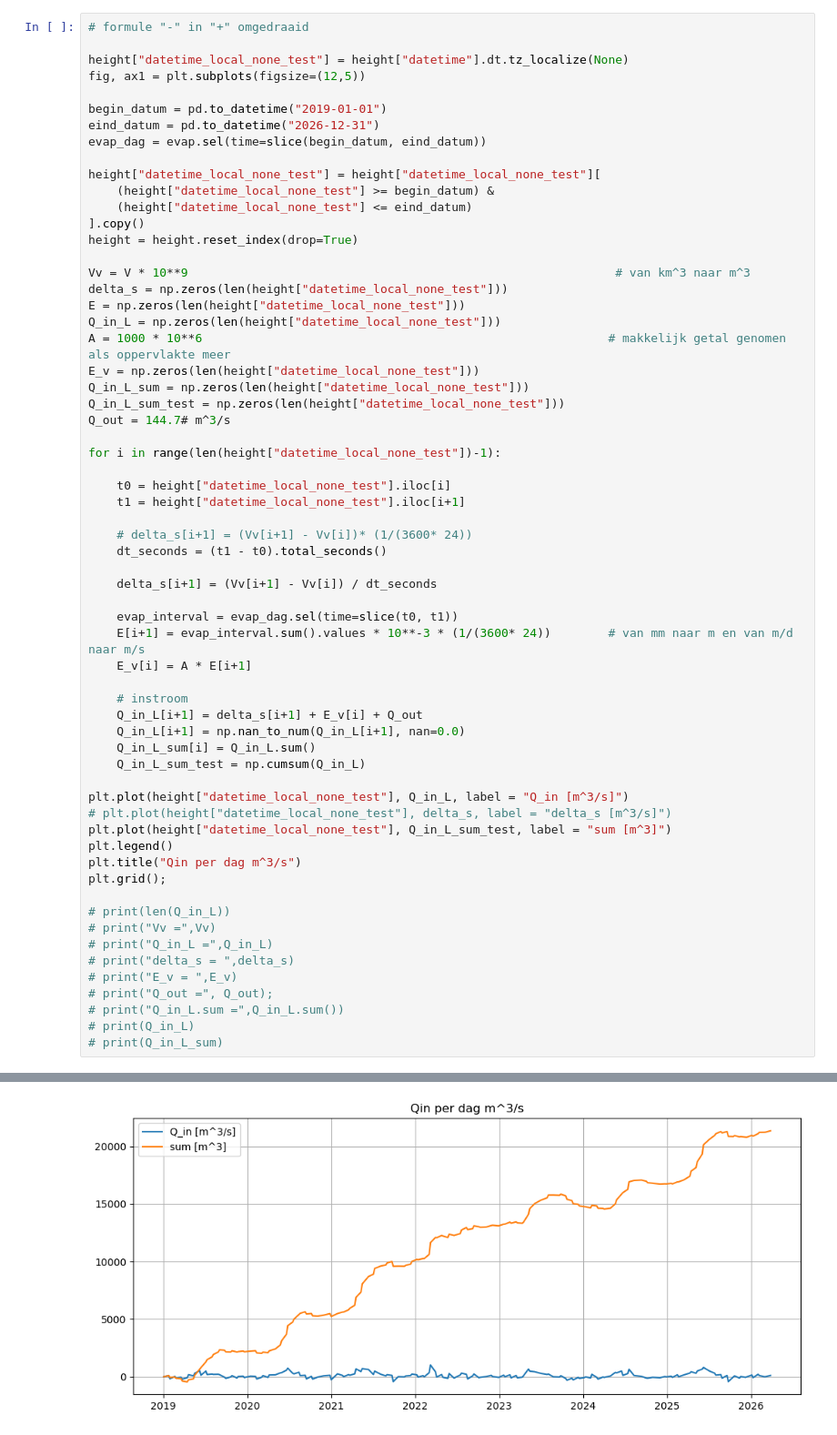
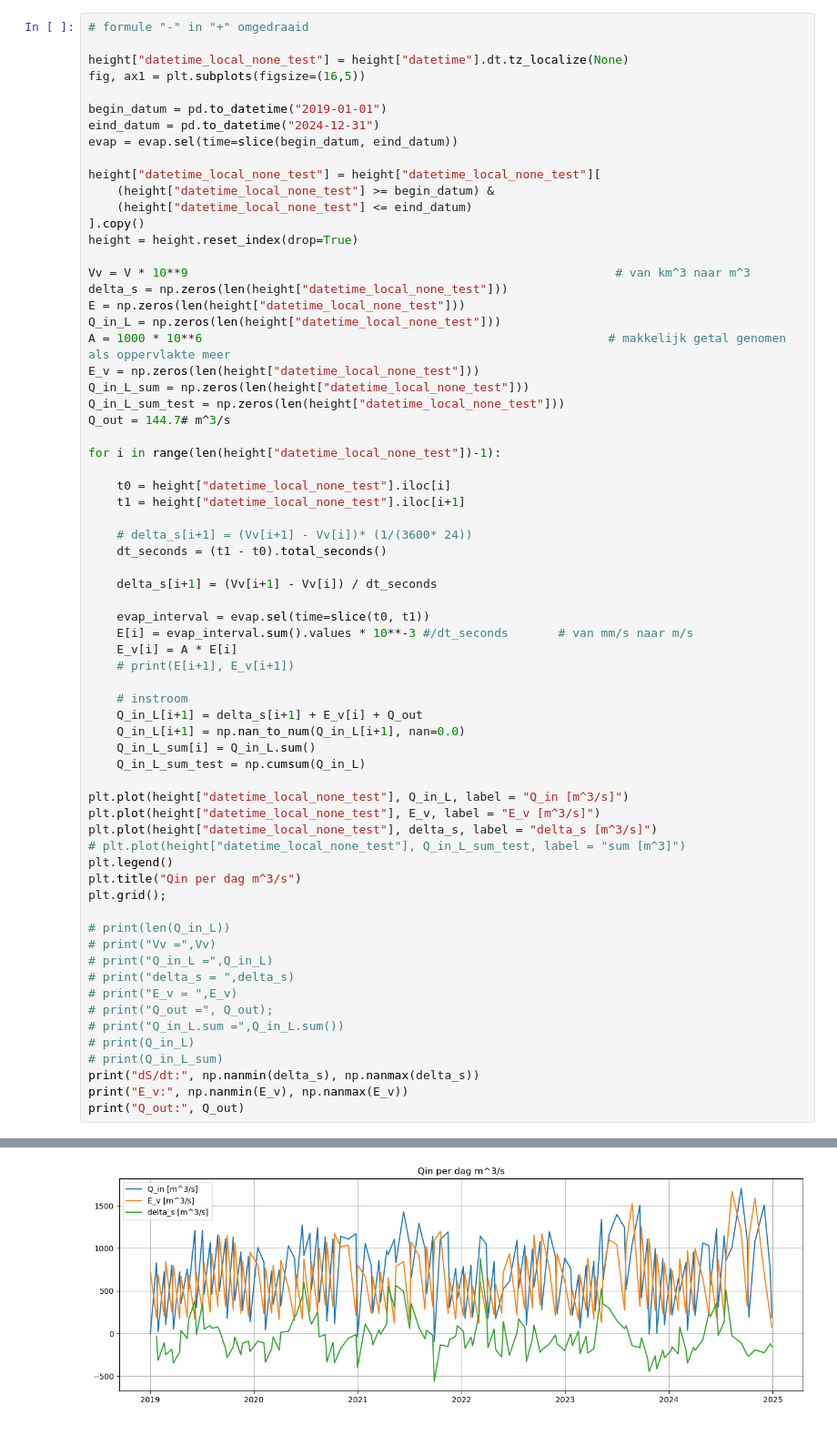
Before and after one commit to eWaterCycle/projects, a Jupyter notebook: Suriname_Model/Suriname_model.ipynb, the cells around one changed output, grey strips where cells are left out. Shown at 91% size. Cells and saved outputs as stored; diff of their text form.

```diff
--- a/Suriname_Model/Suriname_model.ipynb
+++ b/Suriname_Model/Suriname_model.ipynb
@@ -396,11 +402,11 @@ plt.grid();
 # formule "-" in "+" omgedraaid
 
 height["datetime_local_none_test"] = height["datetime"].dt.tz_localize(None)
-fig, ax1 = plt.subplots(figsize=(12,5))
+fig, ax1 = plt.subplots(figsize=(16,5))
 
 begin_datum = pd.to_datetime("2019-01-01")
-eind_datum = pd.to_datetime("2026-12-31")
-evap_dag = evap.sel(time=slice(begin_datum, eind_datum))
+eind_datum = pd.to_datetime("2024-12-31")
+evap = evap.sel(time=slice(begin_datum, eind_datum))
 
 height["datetime_local_none_test"] = height["datetime_local_none_test"][
     (height["datetime_local_none_test"] >= begin_datum) &
@@ -428,9 +434,10 @@ for i in range(len(height["datetime_local_none_test"])-1):
 
     delta_s[i+1] = (Vv[i+1] - Vv[i]) / dt_seconds
 
-    evap_interval = evap_dag.sel(time=slice(t0, t1))
-    E[i+1] = evap_interval.sum().values * 10**-3 * (1/(3600* 24))        # van mm naar m en van m/d naar m/s
-    E_v[i] = A * E[i+1]
+    evap_interval = evap.sel(time=slice(t0, t1))
+    E[i] = evap_interval.sum().values * 10**-3 #/dt_seconds       # van mm/s naar m/s
+    E_v[i] = A * E[i]
+    # print(E[i+1], E_v[i+1])
 
     # instroom
     Q_in_L[i+1] = delta_s[i+1] + E_v[i] + Q_out
@@ -439,8 +446,9 @@ for i in range(len(height["datetime_local_none_test"])-1):
     Q_in_L_sum_test = np.cumsum(Q_in_L)
 
 plt.plot(height["datetime_local_none_test"], Q_in_L, label = "Q_in [m^3/s]")
-# plt.plot(height["datetime_local_none_test"], delta_s, label = "delta_s [m^3/s]")
-plt.plot(height["datetime_local_none_test"], Q_in_L_sum_test, label = "sum [m^3]")
+plt.plot(height["datetime_local_none_test"], E_v, label = "E_v [m^3/s]")
+plt.plot(height["datetime_local_none_test"], delta_s, label = "delta_s [m^3/s]")
+# plt.plot(height["datetime_local_none_test"], Q_in_L_sum_test, label = "sum [m^3]")
 plt.legend()
 plt.title("Qin per dag m^3/s")
 plt.grid();
@@ -454,4 +462,7 @@ plt.grid();
 # print("Q_in_L.sum =",Q_in_L.sum())
 # print(Q_in_L)
 # print(Q_in_L_sum)
+print("dS/dt:", np.nanmin(delta_s), np.nanmax(delta_s))
+print("E_v:", np.nanmin(E_v), np.nanmax(E_v))
+print("Q_out:", Q_out)
 # %% [output]
@@ -458 +472 @@ plt.grid();
-[figure, old version]
+[figure, new version]
```
Also changed, not shown: parts of 11 cells of this notebook.
